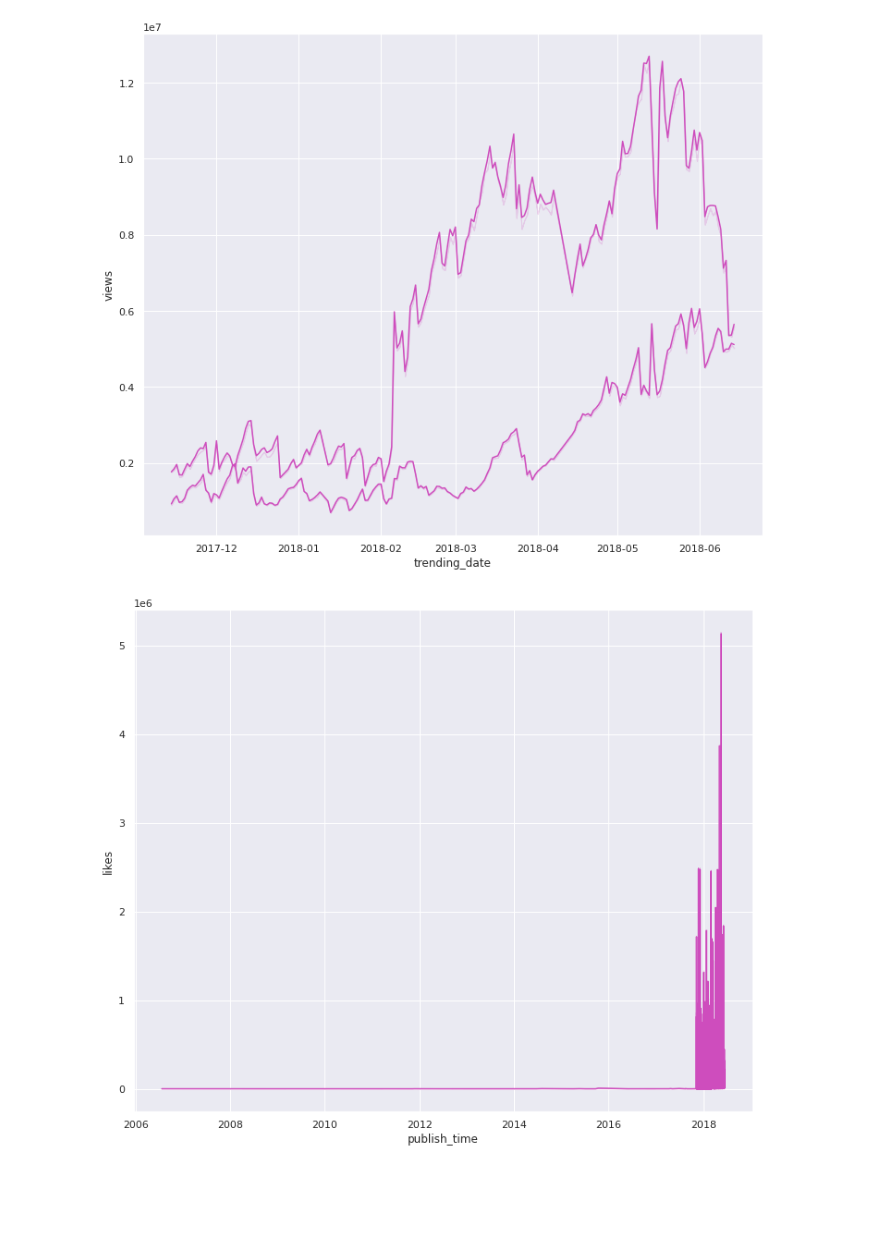
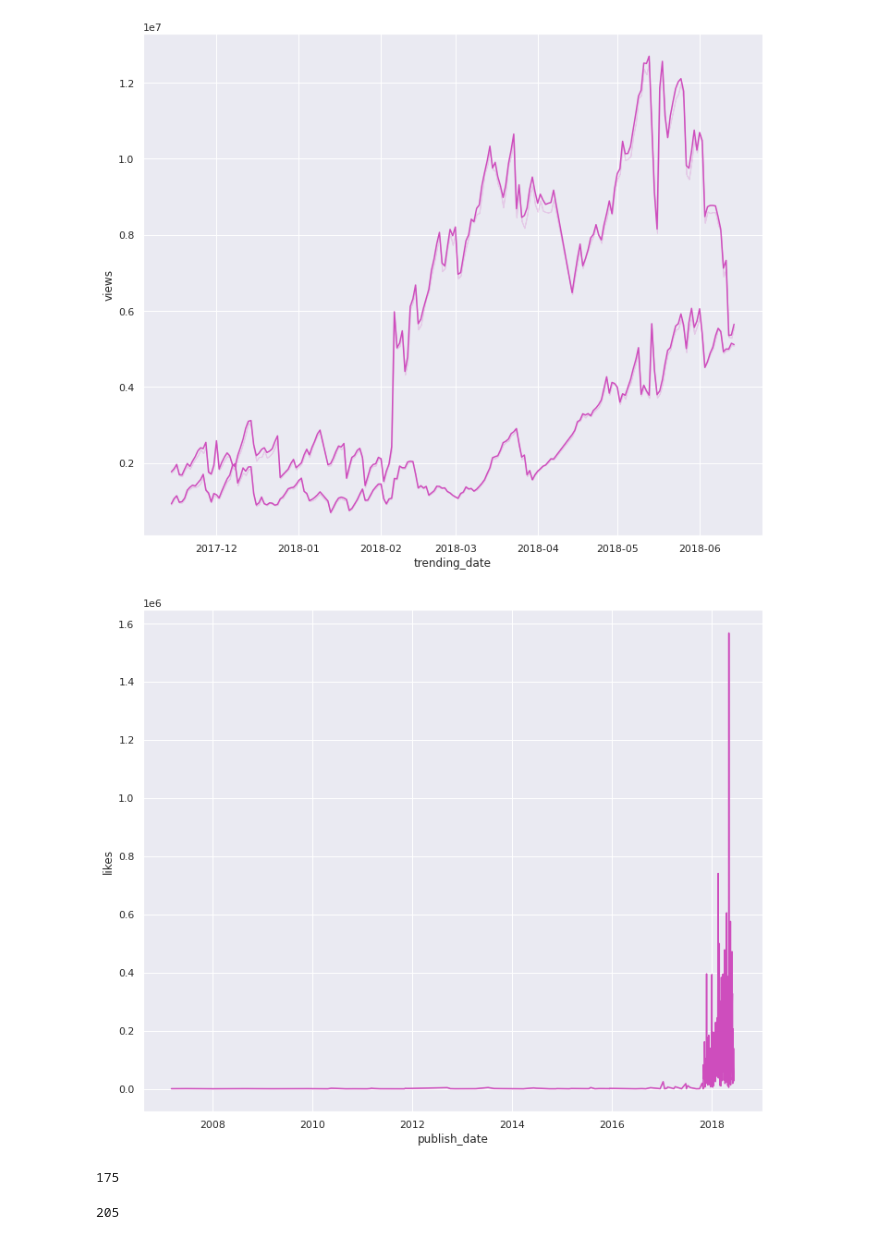
Before and after one commit to YSDA-NN-ML/ML-lab-0, a Jupyter notebook: igor.ipynb, the cells around one changed output. Cells and saved outputs as stored; diff of their text form; code cells hidden in the pictures; blank space fills up the shorter version.

Commit message:
Split date and time, added a few new observations

```diff
--- a/igor.ipynb
+++ b/igor.ipynb
@@ -13,7 +13,7 @@ data_types = ["_category_id.json", "videos.csv"]
 data_dir = "./data/"
 img_dir = "./img_temp/"
 cur_dir = os.getcwd()
-columns = ["title", "description", "tags", "category_id", "channel_title",
+columns = ["video_id", "title", "description", "tags", "category_id", "channel_title",
            "publish_time", "trending_date", "views", "likes", "dislikes", "comment_count",
            "comments_disabled", "ratings_disabled", "video_error_or_removed", "thumbnail_link"]
 # %%
@@ -46,7 +46,6 @@ def read_data(region, load_images = False):
     if isinstance(region, int):
         str_region = data_regions[region]
     videos = pd.read_csv(data_dir + str_region + data_types[1],
-                         index_col="video_id",
                          parse_dates=["publish_time"])[columns]
     uniq = videos.category_id.apply(lambda x: x if x not in categories else -1).unique()
     if len(uniq) == 1:
@@ -56,6 +55,9 @@ def read_data(region, load_images = False):
 
     videos.trending_date = pd.to_datetime(videos.trending_date, format="%y.%d.%m")
 
+    videos.insert(7, "publish_date", pd.to_datetime(videos['publish_time']).dt.date)
+    videos.publish_time = pd.to_datetime(videos['publish_time']).dt.time
+
     if load_images:
         with tqdm.tqdm(total=videos.shape[0]) as pbar:
             videos.thumbnail_link = videos.apply(lambda x: (load_one_image(x.thumbnail_link, str_region, x.name),
@@ -120,7 +150,15 @@ sns.lineplot(x="trending_date", y="views", data=videos["GB"], ci=False, color="#
 [figure]
 # %%
 sns.set(rc={"figure.figsize":(12,10)})
-ax = sns.lineplot(x="publish_time", y="likes", data=videos, ci=False, color="#CE4DBD")
+ax = sns.lineplot(x="publish_date", y="likes", data=videos["GB"], ci=False, color="#CE4DBD")
 # %% [output]
-[figure, old version]
+[figure, new version]
+# %%
+videos["GB"][videos["GB"].likes == 0].trending_date.nunique()
+# %% [output]
+175
+# %%
+videos["GB"].trending_date.nunique()
+# %% [output]
+205
 # %%
```
Also changed, not shown: parts of 5 cells of this notebook.
